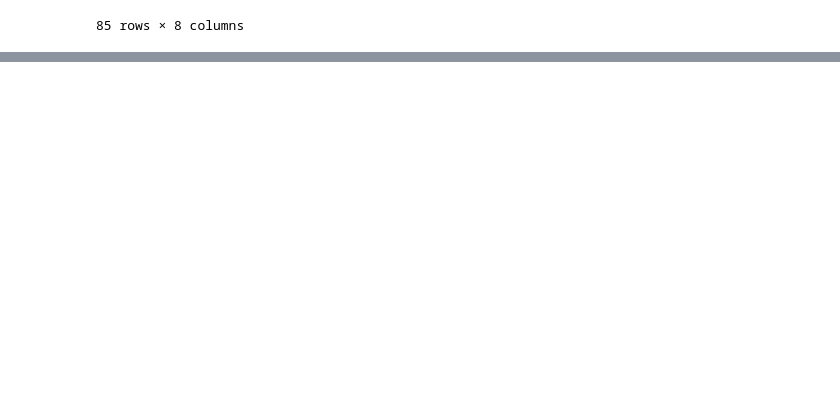
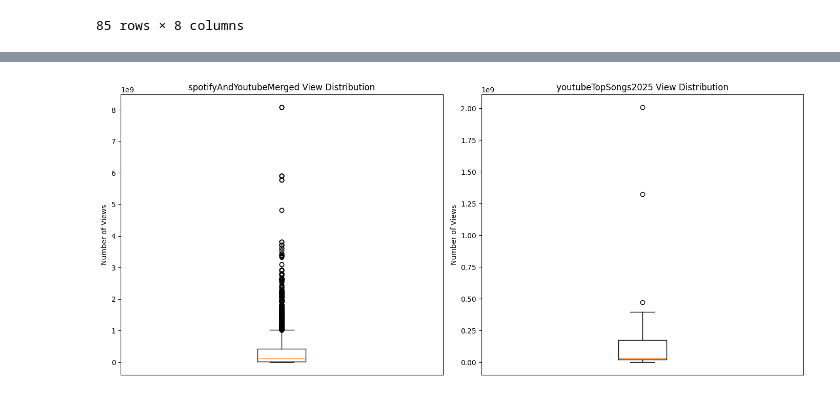
Before and after one commit to muxicolin/SC3021-Lab-Project, a Jupyter notebook: SC3021_Project.ipynb, the cells around one changed output, grey strips where cells are left out. Drawn from its saved outputs; the diff is of its cells as text; code cells hidden in the pictures; blank space fills up the shorter version.

```diff
--- a/SC3021_Project.ipynb
+++ b/SC3021_Project.ipynb
@@ -663,0 +701,5 @@ dtype: int64
+# %%
+df1 = spotifyAndYoutubeMerged
+df2 = youtubeTopSongs2025
+df1.to_csv('/content/drive/MyDrive/SC3021 datasets/spotifyAndYoutubeMerged.csv', index=False)
+df2.to_csv('/content/drive/MyDrive/SC3021 datasets/youtubeTopSongs2025.csv', index=False)
@@ -663,0 +731,20 @@ dtype: int64
+# %%
+# View distribution box plots
+fig, axes = plt.subplots(1, 2, figsize=(14, 6))
+
+# ── DF1: spotifyAndYoutubeMerged ──
+axes[0].boxplot(df1['views'].dropna())
+axes[0].set_title('spotifyAndYoutubeMerged View Distribution')
+axes[0].set_ylabel('Number of Views')
+axes[0].set_xticks([])
+
+# ── DF2: youtubeTopSongs2025 ──
+axes[1].boxplot(df2['view_count'].dropna())
+axes[1].set_title('youtubeTopSongs2025 View Distribution')
+axes[1].set_ylabel('Number of Views')
+axes[1].set_xticks([])
+
+plt.tight_layout()
+plt.show()
+# %% [output]
+[figure, added]
```
Also changed, not shown: parts of 97 cells of this notebook.
